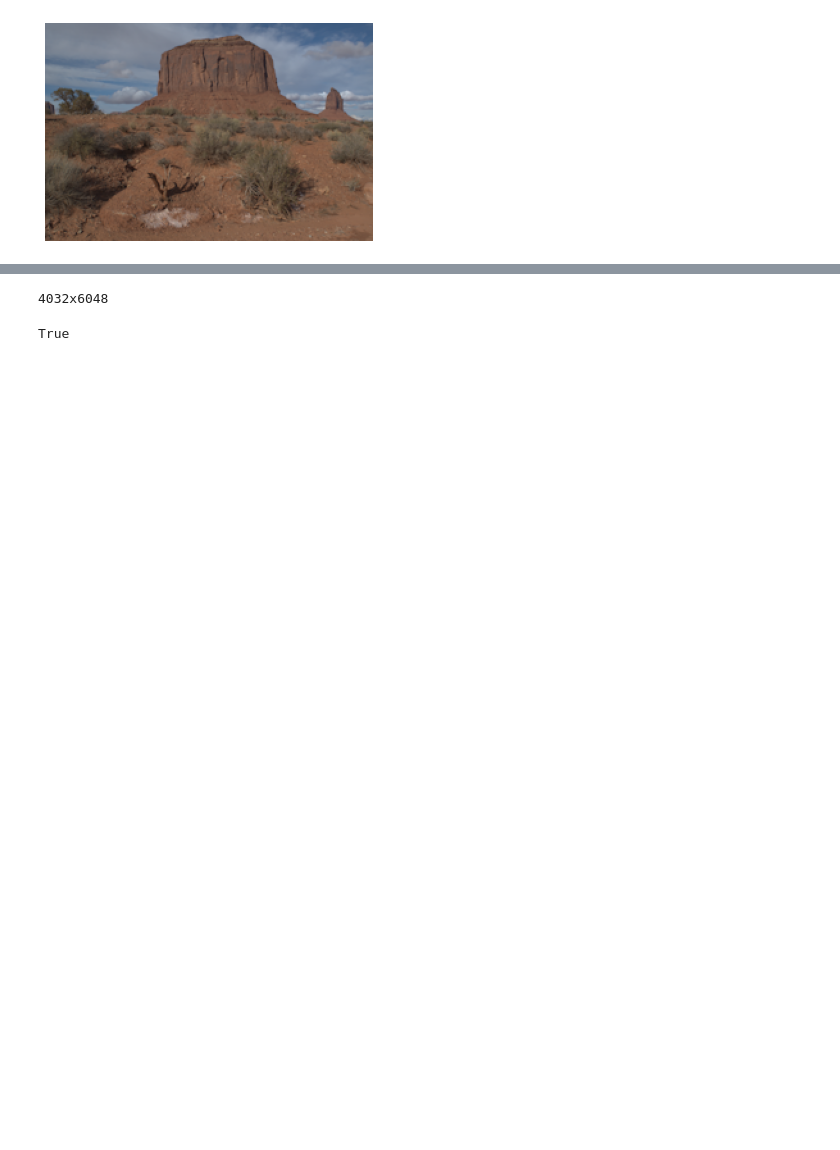
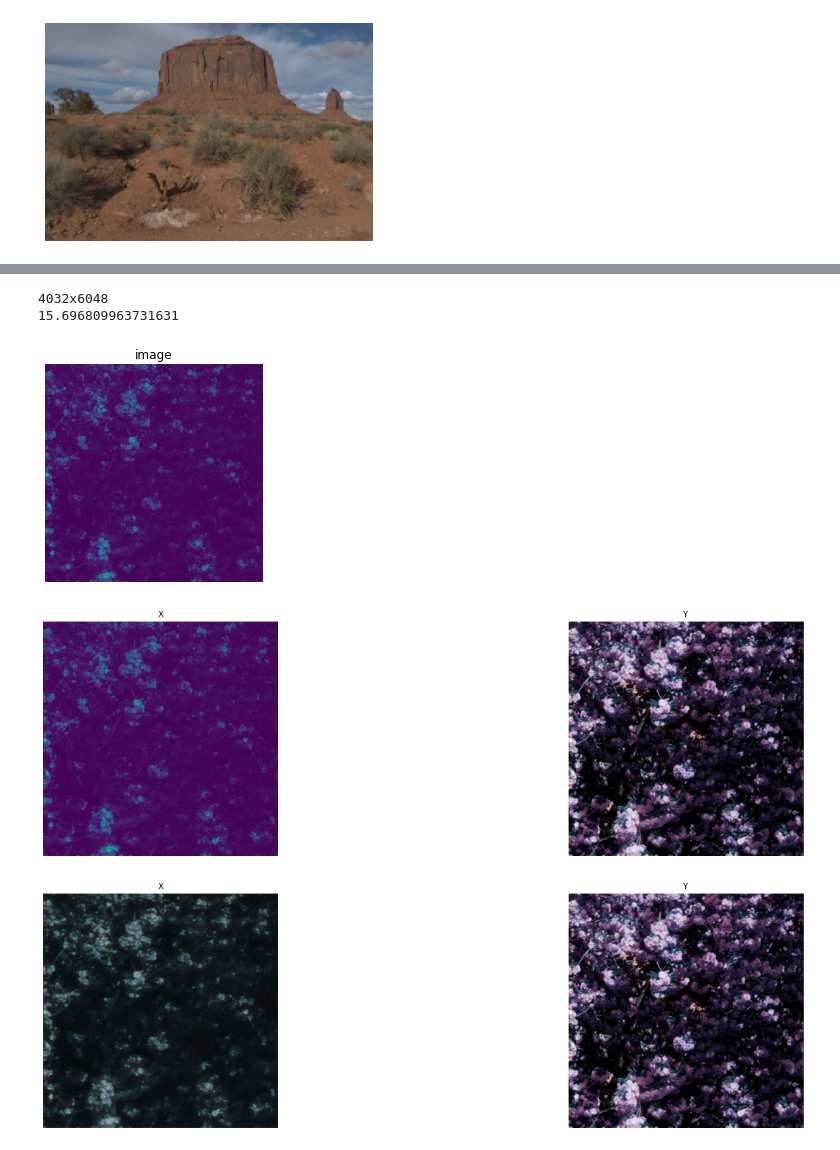
Before and after one commit to fisterfolks/NTI, a Jupyter notebook: LAB2videopotoki.ipynb, the cells around one changed output, grey strips where cells are left out. Saved outputs shown, nothing was run; the diff lists cells and outputs as text; code cells hidden in the pictures; blank space fills up the shorter version.

Commit message:
version 3 with comparison mae/mse on 30epoch

```diff
--- a/LAB2videopotoki.ipynb
+++ b/LAB2videopotoki.ipynb
@@ -450 +399,3 @@ Mounted at /content/drive
+# %%
+model = load_model('/content/drive/My Drive/full-mse-60-epoch.h5', custom_objects={'PSNR':PSNR})
 # %%
@@ -548,10 +432,3 @@ def dng_preprocess_predict(dng_name):
         dng = dng[y_crop:y_crop + H_im, x_crop:x_crop + W_im]
         image = dng / np.max(dng)
         return image
-# %%
-imgx = []
-imgafterdng = dng_preprocess_predict(raw_images[-1])
-print(f'{imgafterdng.shape[0]}x{imgafterdng.shape[1]}')
-imgx.append(imgafterdng)
-# %% [output]
-4032x6048
@@ -560,2 +434,0 @@ imgx = np.array(imgx)
-# %%
-y_pred = prov.predict(imgx)
@@ -564,7 +435,27 @@ y_pred = np.clip(y_pred * 256, 0, 255)
-# %%
-import cv2
-image = y_pred[0]
-
-cv2.imwrite('/content/drive/My Drive/a4999-DSC_0035_rgb_20.jpg', image)
-# %% [output]
-True
+# %%
+def predict_image(filename1, filename2, model):
+    imgafterdng = dng_preprocess_predict(filename1)
+    print(f'{imgafterdng.shape[0]}x{imgafterdng.shape[1]}')
+    img_shape = imgafterdng.shape
+    center_x = math.floor(img_shape[0]/2)
+    center_y = math.floor(img_shape[1]/2)
+    size = 256
+    raw_image_center = imgafterdng[center_x - size:center_x + size, center_y - size:center_y + size]
+    show_image(raw_image_center)
+    im = cv2.imread(filename2)
+    tif_image_center = im[center_x - size:center_x + size, center_y - size:center_y + size, :]
+    show_images(raw_image_center,tif_image_center)
+    raw_image_center = np.expand_dims(raw_image_center, 0)
+    y_pred = model.predict(raw_image_center)
+    y_pred = np.clip(y_pred * 256, 0, 255)
+    y_pred = y_pred.astype(int)
+    print(calculate_psnr(y_pred[0], tif_image_center))
+    show_images(y_pred[0], tif_image_center)
+# %%
+predict_image(raw_images[-1], tif_images[-1], model)
+# %% [output]
+4032x6048
+15.696809963731631
+[figure, added]
+[figure, added]
+[figure, added]
```
Also changed, not shown: parts of 47 cells of this notebook.
